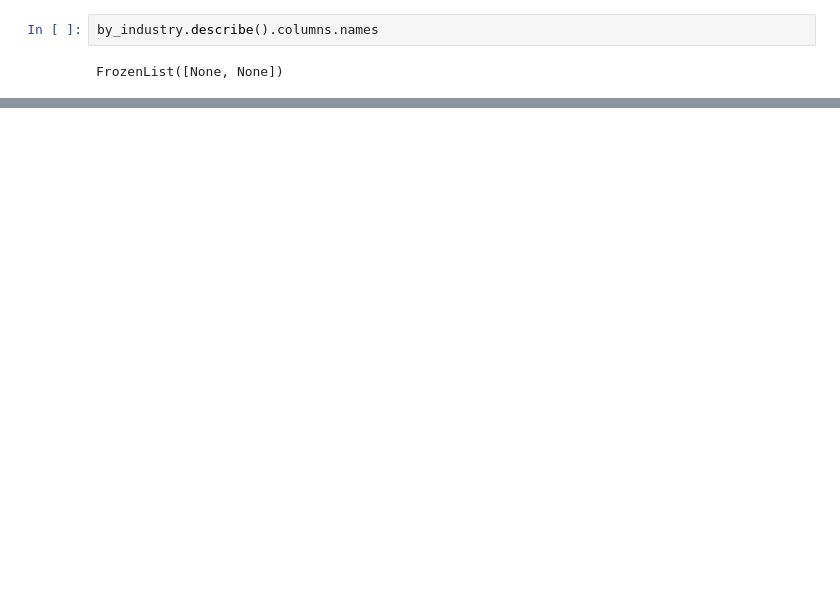
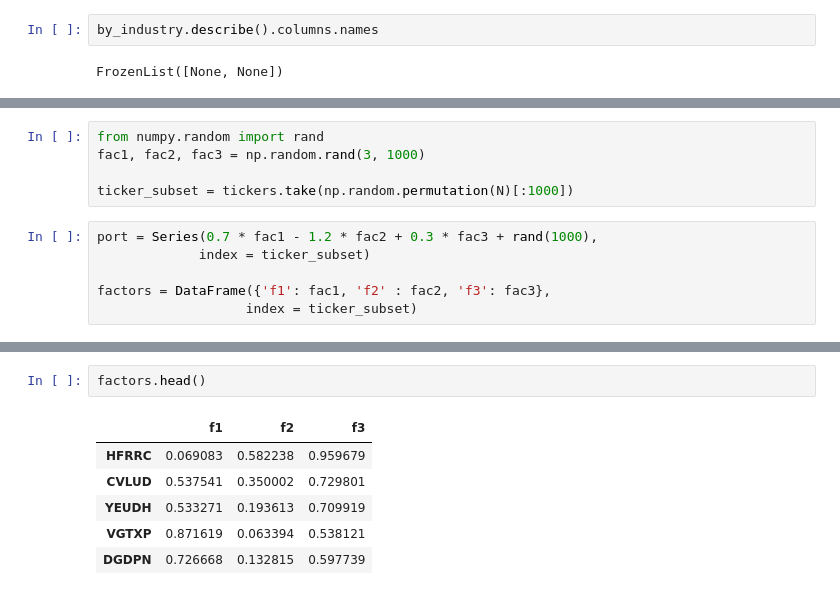
Before and after one commit to wiseosho/Pydata, a Jupyter notebook: Chapter11_Application_Finance_Economic_Data.ipynb, the cells around one changed output, grey strips where cells are left out. Cells and saved outputs as stored; diff of their text form; blank space fills up the shorter version.

```diff
--- a/Chapter11_Application_Finance_Economic_Data.ipynb
+++ b/Chapter11_Application_Finance_Economic_Data.ipynb
@@ -814,0 +904,11 @@ Length: 48, dtype: float64
+# %%
+from numpy.random import rand
+fac1, fac2, fac3 = np.random.rand(3, 1000)
+
+ticker_subset = tickers.take(np.random.permutation(N)[:1000])
+# %%
+port = Series(0.7 * fac1 - 1.2 * fac2 + 0.3 * fac3 + rand(1000),
+             index = ticker_subset)
+
+factors = DataFrame({'f1': fac1, 'f2' : fac2, 'f3': fac3},
+                   index = ticker_subset)
@@ -814,0 +924,9 @@ Length: 48, dtype: float64
+# %%
+factors.head()
+# %% [output]
+|  | f1 | f2 | f3 |
+| HFRRC | 0.069083 | 0.582238 | 0.959679 |
+| CVLUD | 0.537541 | 0.350002 | 0.729801 |
+| YEUDH | 0.533271 | 0.193613 | 0.709919 |
+| VGTXP | 0.871619 | 0.063394 | 0.538121 |
+| DGDPN | 0.726668 | 0.132815 | 0.597739 |
```
Also changed, not shown: parts of 33 cells of this notebook, 1 other file.
